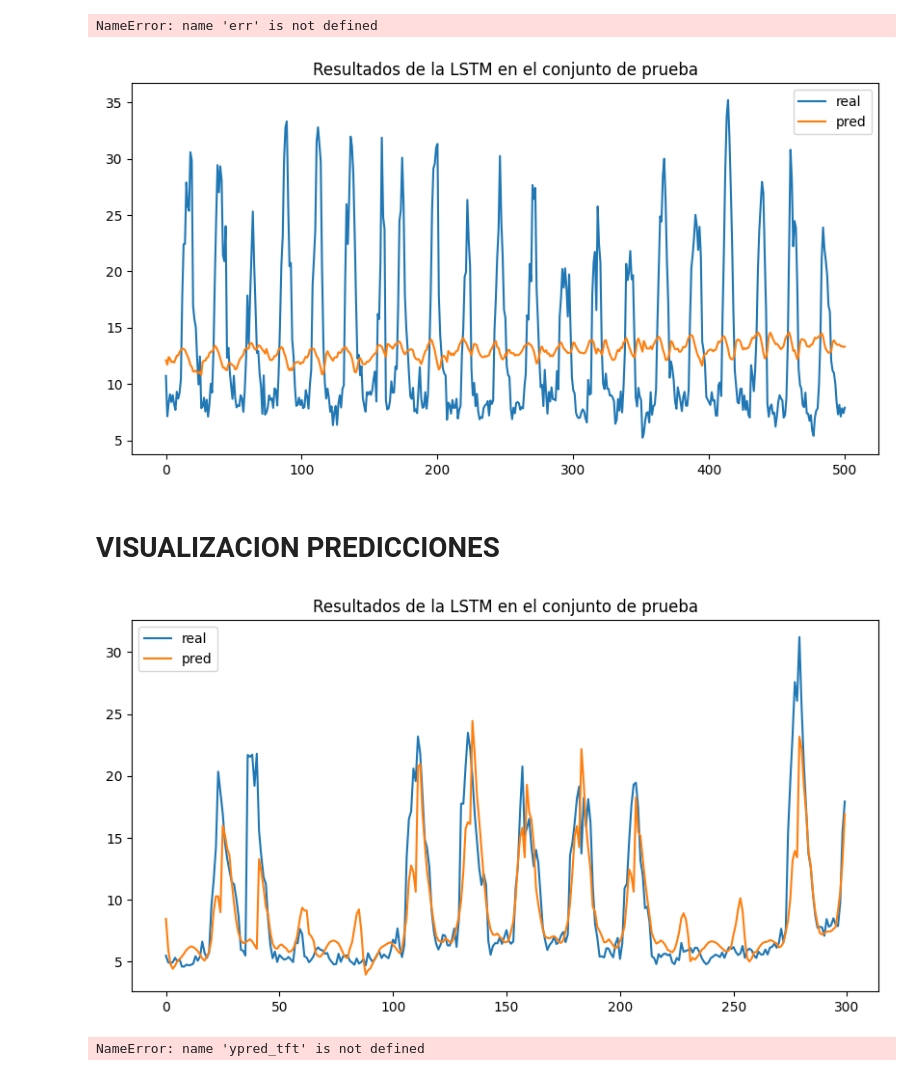
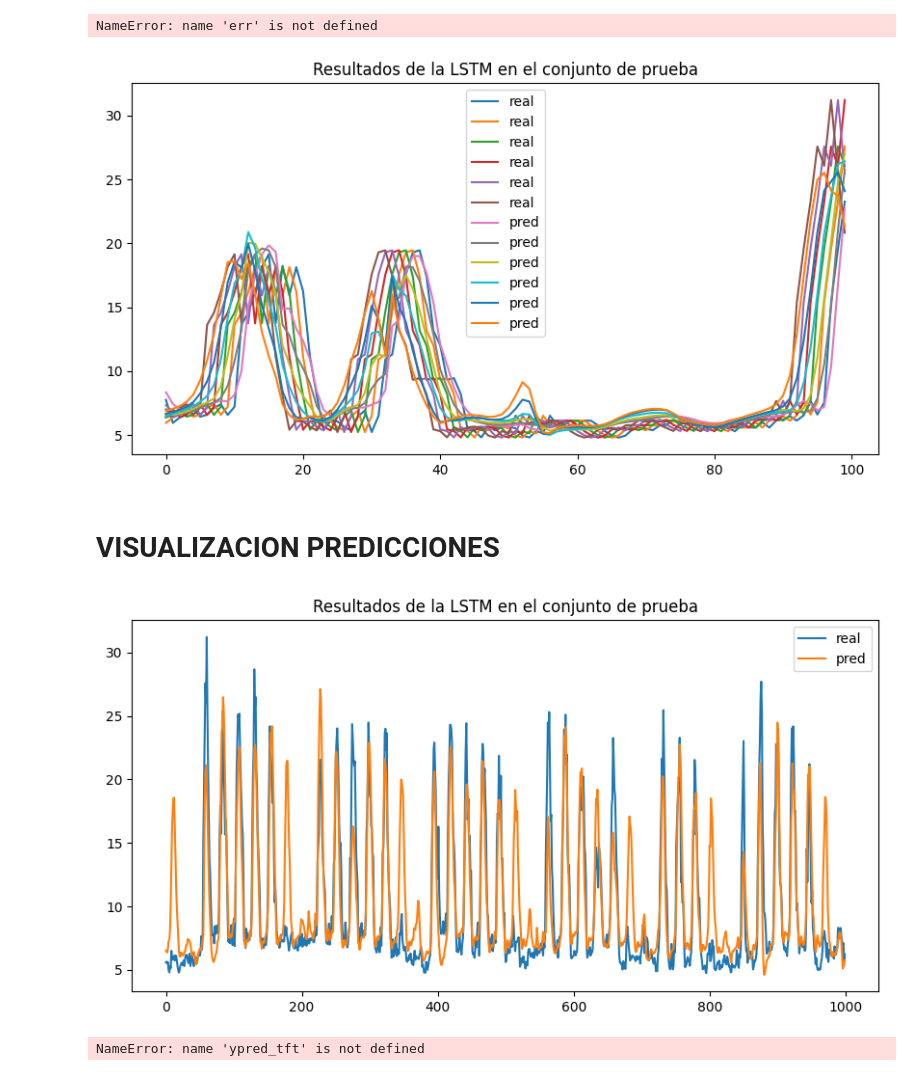
Before and after one commit to jorgeturi/pqube, a Jupyter notebook: main.ipynb, the cells around one changed output. Cells and saved outputs as stored; diff of their text form; code cells hidden in the pictures.

```diff
--- a/main.ipynb
+++ b/main.ipynb
@@ -480,0 +576,37 @@ array([[ 5.57652694e+00,  0.00000000e+00,  7.20244100e-01,
+# %%
+import pandas as pd
+import numpy as np
+
+dias = ["lunes","martes","miercoles","jueves","viernes","sabado","domingo"]
+
+# Cantidad objetivo de registros por día
+objetivo = 1848
+
+dfs_balanceados = []
+
+for dia in dias:
+    df_dia = df[df[dia] == 1].copy()
+
+    # Agregar columna auxiliar para fecha completa
+    df_dia['fecha'] = df_dia.index.date
+
+    # Filtramos solo días completos de 24 horas
+    conteo_por_fecha = df_dia.groupby('fecha').size()
+    fechas_completas = conteo_por_fecha[conteo_por_fecha == 24].index
+    df_dia = df_dia[df_dia['fecha'].isin(fechas_completas)]
+
+    # Si hay más filas que el objetivo, eliminamos al azar
+    if len(df_dia) > objetivo:
+        df_dia = df_dia.sample(n=objetivo, random_state=42)  # random_state para reproducibilidad
+
+    dfs_balanceados.append(df_dia)
+
+# Concatenamos todos los días balanceados
+df_final = pd.concat(dfs_balanceados).sort_index()
+
+# Eliminamos columna auxiliar
+df_final = df_final.drop(columns=['fecha'])
+
+# Conteo final por día
+conteo_final = {dia: df_final[dia].sum() for dia in dias}
+print(conteo_final)
@@ -879,7 +1172,7 @@ model = Sequential()
 #model.add(MaxPooling1D(pool_size=6))  # opcional, reduce la longitud de la secuencia
 #model.add(Conv1D(filters=128, kernel_size=3, activation='relu'))
 #model.add(MaxPooling1D(pool_size=3))
-model.add(LSTM(16, recurrent_dropout=0.2, return_sequences=False, input_shape=(Xtrain.shape[1], Xtrain.shape[2]), kernel_initializer=initializer ) )
+model.add(LSTM(256, recurrent_dropout=0.2, return_sequences=False, input_shape=(Xtrain.shape[1], Xtrain.shape[2]), kernel_initializer=initializer ) )
 #model.add(Dropout(0.1))
 #model.add(BatchNormalization())
 
@@ -1686,22 +2111,22 @@ print("p: ",ypred[valor]," real:",ytest[valor])
 ypred.shape
 # %%
 plt.figure(figsize=(10, 5))
-plt.plot(ytest, label='real')
-plt.plot(ypred, label='pred')
+plt.plot(ytest[0:100], label='real')
+plt.plot(ypred[0:100], label='pred')
 
 
 
 plt.legend()
 plt.title('Resultados de la LSTM en el conjunto de prueba')
 plt.show()
 # %% [output]
-[figure, old version]
+[figure, new version]
 # %% [markdown]
 # VISUALIZACION PREDICCIONES
 # %%
 plt.figure(figsize=(10, 5))
-plt.plot(ytest[400:700,4], label='real')
-plt.plot(ypred[400:700,4], label='pred')
+plt.plot(ytest[600:1600,23], label='real')
+plt.plot(ypred[600:1600,23], label='pred')
 #plt.plot(ypred_tft[4500:4550,0], label='predtft')
 
 
@@ -1710,7 +2135,7 @@ plt.legend()
 plt.title('Resultados de la LSTM en el conjunto de prueba')
 plt.show()
 # %% [output]
-[figure, old version]
+[figure, new version]
 # %%
 plt.figure(figsize=(10, 5))
 plt.plot(ypred[100:5000,0], label='Predicho')
```
Also changed, not shown: parts of 34 cells of this notebook, 30 other files.
